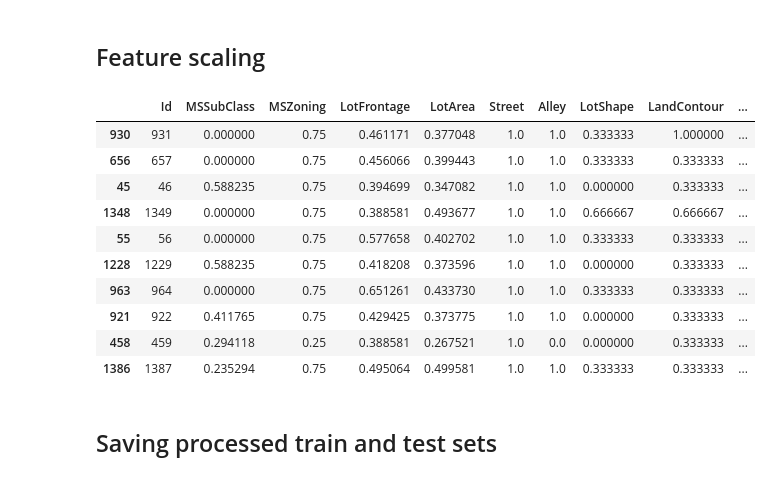
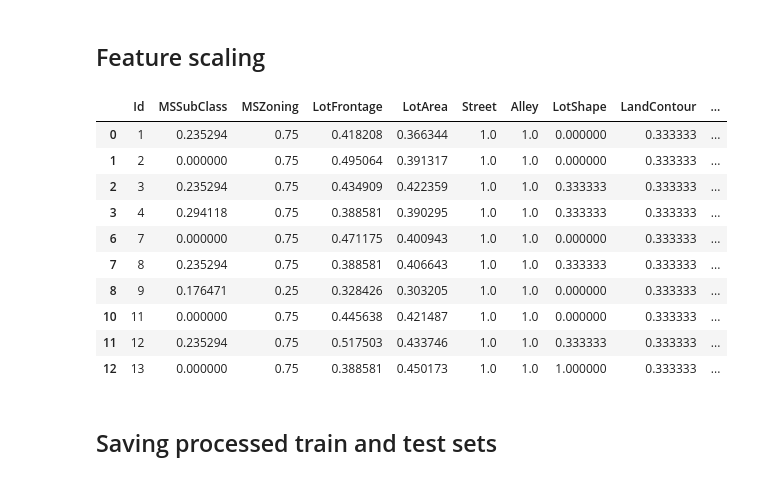
Before and after one commit to mgadaj/ml-house-prices, a Jupyter notebook: notebooks/feature_engineering.ipynb, the cells around one changed output. Saved outputs shown, nothing was run; the diff lists cells and outputs as text; code cells hidden in the pictures.

```diff
--- a/notebooks/feature_engineering.ipynb
+++ b/notebooks/feature_engineering.ipynb
@@ -193,19 +231,19 @@ scaler.fit(X_train[variables_to_scale])
 X_train[variables_to_scale] = scaler.transform(X_train[variables_to_scale])
 X_test[variables_to_scale] = scaler.transform(X_test[variables_to_scale])
 # %%
-X_train.head(10)
+X_train.sort_index().head(10)
 # %% [output]
 |  | Id | MSSubClass | MSZoning | LotFrontage | LotArea | Street | Alley | LotShape | LandContour | ... |
-| 930 | 931 | 0.000000 | 0.75 | 0.461171 | 0.377048 | 1.0 | 1.0 | 0.333333 | 1.000000 | ... |
-| 656 | 657 | 0.000000 | 0.75 | 0.456066 | 0.399443 | 1.0 | 1.0 | 0.333333 | 0.333333 | ... |
-| 45 | 46 | 0.588235 | 0.75 | 0.394699 | 0.347082 | 1.0 | 1.0 | 0.000000 | 0.333333 | ... |
-| 1348 | 1349 | 0.000000 | 0.75 | 0.388581 | 0.493677 | 1.0 | 1.0 | 0.666667 | 0.666667 | ... |
-| 55 | 56 | 0.000000 | 0.75 | 0.577658 | 0.402702 | 1.0 | 1.0 | 0.333333 | 0.333333 | ... |
-| 1228 | 1229 | 0.588235 | 0.75 | 0.418208 | 0.373596 | 1.0 | 1.0 | 0.000000 | 0.333333 | ... |
-| 963 | 964 | 0.000000 | 0.75 | 0.651261 | 0.433730 | 1.0 | 1.0 | 0.333333 | 0.333333 | ... |
-| 921 | 922 | 0.411765 | 0.75 | 0.429425 | 0.373775 | 1.0 | 1.0 | 0.000000 | 0.333333 | ... |
-| 458 | 459 | 0.294118 | 0.25 | 0.388581 | 0.267521 | 1.0 | 0.0 | 0.000000 | 0.333333 | ... |
-| 1386 | 1387 | 0.235294 | 0.75 | 0.495064 | 0.499581 | 1.0 | 1.0 | 0.333333 | 0.333333 | ... |
+| 0 | 1 | 0.235294 | 0.75 | 0.418208 | 0.366344 | 1.0 | 1.0 | 0.000000 | 0.333333 | ... |
+| 1 | 2 | 0.000000 | 0.75 | 0.495064 | 0.391317 | 1.0 | 1.0 | 0.000000 | 0.333333 | ... |
+| 2 | 3 | 0.235294 | 0.75 | 0.434909 | 0.422359 | 1.0 | 1.0 | 0.333333 | 0.333333 | ... |
+| 3 | 4 | 0.294118 | 0.75 | 0.388581 | 0.390295 | 1.0 | 1.0 | 0.333333 | 0.333333 | ... |
+| 6 | 7 | 0.000000 | 0.75 | 0.471175 | 0.400943 | 1.0 | 1.0 | 0.000000 | 0.333333 | ... |
+| 7 | 8 | 0.235294 | 0.75 | 0.388581 | 0.406643 | 1.0 | 1.0 | 0.333333 | 0.333333 | ... |
+| 8 | 9 | 0.176471 | 0.25 | 0.328426 | 0.303205 | 1.0 | 1.0 | 0.000000 | 0.333333 | ... |
+| 10 | 11 | 0.000000 | 0.75 | 0.445638 | 0.421487 | 1.0 | 1.0 | 0.000000 | 0.333333 | ... |
+| 11 | 12 | 0.235294 | 0.75 | 0.517503 | 0.433746 | 1.0 | 1.0 | 0.333333 | 0.333333 | ... |
+| 12 | 13 | 0.000000 | 0.75 | 0.388581 | 0.450173 | 1.0 | 1.0 | 1.000000 | 0.333333 | ... |
 # %% [markdown]
 ## Saving processed train and test sets
 # %%
```
Also changed, not shown: parts of 9 cells of this notebook, 3 other files.
